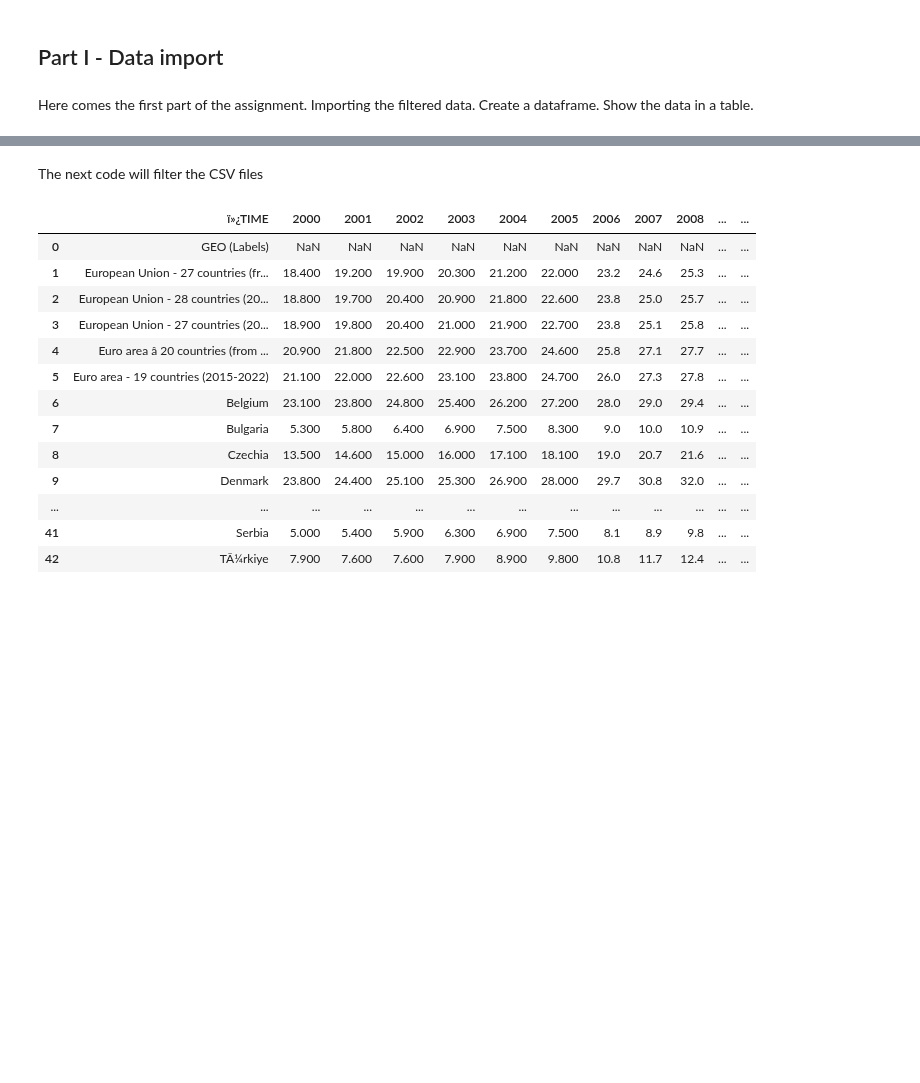
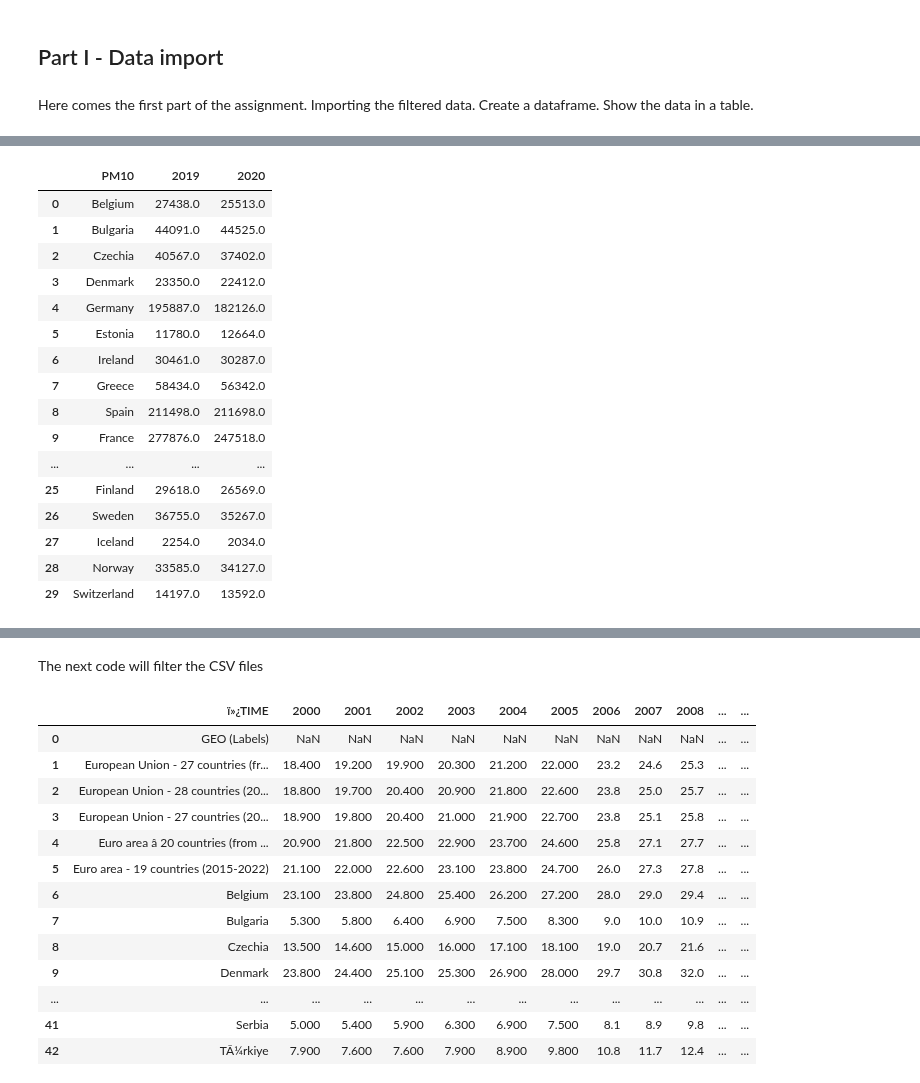
Before and after one commit to HHappy7/TIL6010-GroupProject, a Jupyter notebook: GroupProject-Layout2.ipynb, the cells around one changed output, grey strips where cells are left out. Saved outputs shown, nothing was run; the diff lists cells and outputs as text; code cells hidden in the pictures; blank space fills up the shorter version.

```diff
--- a/GroupProject-Layout2.ipynb
+++ b/GroupProject-Layout2.ipynb
@@ -41,8 +41,8 @@ file_path5 = 'GDP.csv'
 
 df_GHG = pd.read_csv(file_path1, sep = ';',encoding='ISO-8859-1')
 df_NOx = pd.read_csv(file_path2, sep = ';',encoding='ISO-8859-1')
-df_twofive = pd.read_csv(file_path3, sep = ';',encoding='ISO-8859-1')
-df_ten = pd.read_csv(file_path4, sep = ';',encoding='ISO-8859-1')
+df_PM_2_5 = pd.read_csv(file_path3, sep = ';',encoding='ISO-8859-1')
+df_PM_10 = pd.read_csv(file_path4, sep = ';',encoding='ISO-8859-1')
 df_GDP = pd.read_csv(file_path5, sep = ';',encoding='ISO-8859-1')
 
 # The file had an incorrect delimiter which caused a ParserError,
@@ -60,0 +52,29 @@ df_GHG.head()
+# %%
+# Filter PM10 dataset
+
+for i in range(30, 45):
+    df_PM_10.drop(i, axis=0, inplace=True)
+
+#Replace commas with nothing
+df_PM_10['2019'] = df_PM_10['2019'].str.replace(',', '').astype(float)
+df_PM_10['2020'] = df_PM_10['2020'].str.replace(',', '').astype(float)
+
+df_PM_10
+# %% [output]
+|  | PM10 | 2019 | 2020 |
+| 0 | Belgium | 27438.0 | 25513.0 |
+| 1 | Bulgaria | 44091.0 | 44525.0 |
+| 2 | Czechia | 40567.0 | 37402.0 |
+| 3 | Denmark | 23350.0 | 22412.0 |
+| 4 | Germany | 195887.0 | 182126.0 |
+| 5 | Estonia | 11780.0 | 12664.0 |
+| 6 | Ireland | 30461.0 | 30287.0 |
+| 7 | Greece | 58434.0 | 56342.0 |
+| 8 | Spain | 211498.0 | 211698.0 |
+| 9 | France | 277876.0 | 247518.0 |
+| ... | ... | ... | ... |
+| 25 | Finland | 29618.0 | 26569.0 |
+| 26 | Sweden | 36755.0 | 35267.0 |
+| 27 | Iceland | 2254.0 | 2034.0 |
+| 28 | Norway | 33585.0 | 34127.0 |
+| 29 | Switzerland | 14197.0 | 13592.0 |
```
Also changed, not shown: parts of 8 cells of this notebook.
